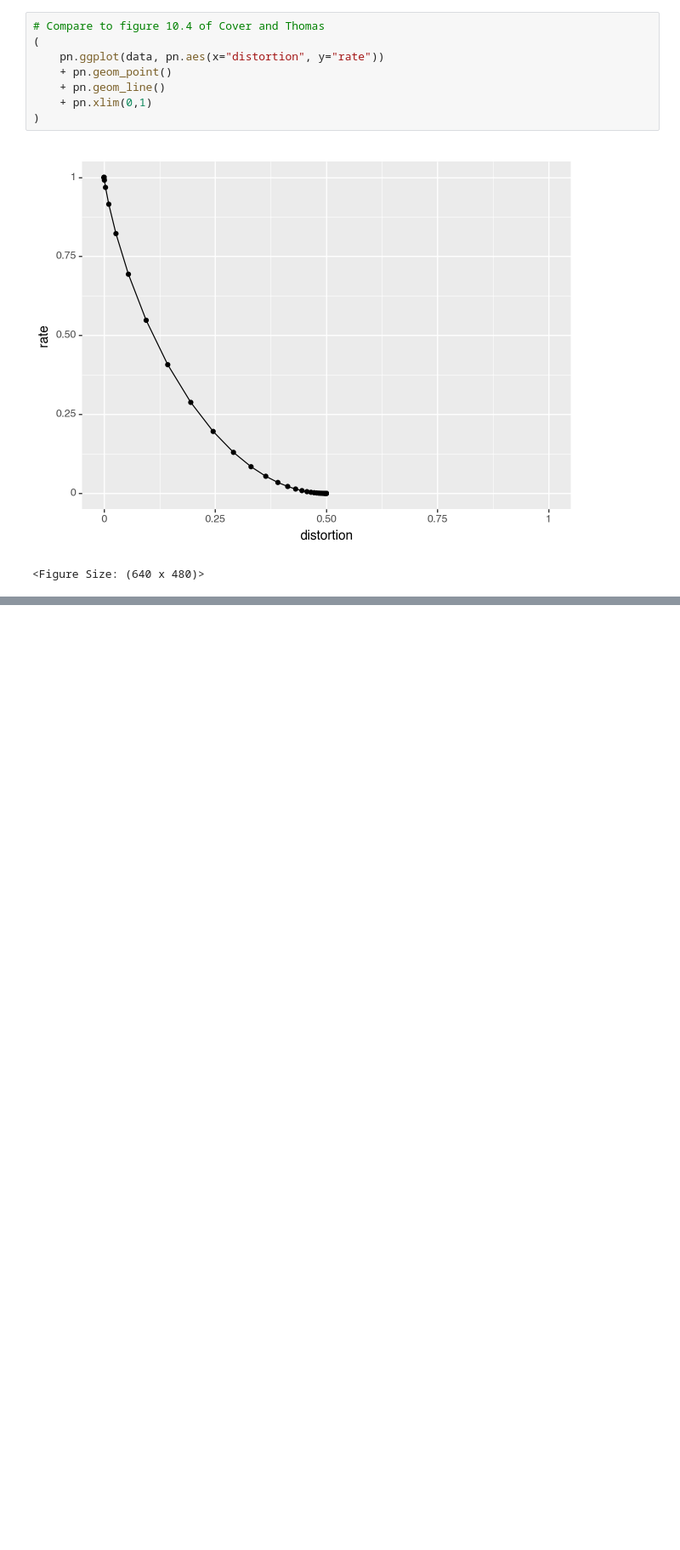
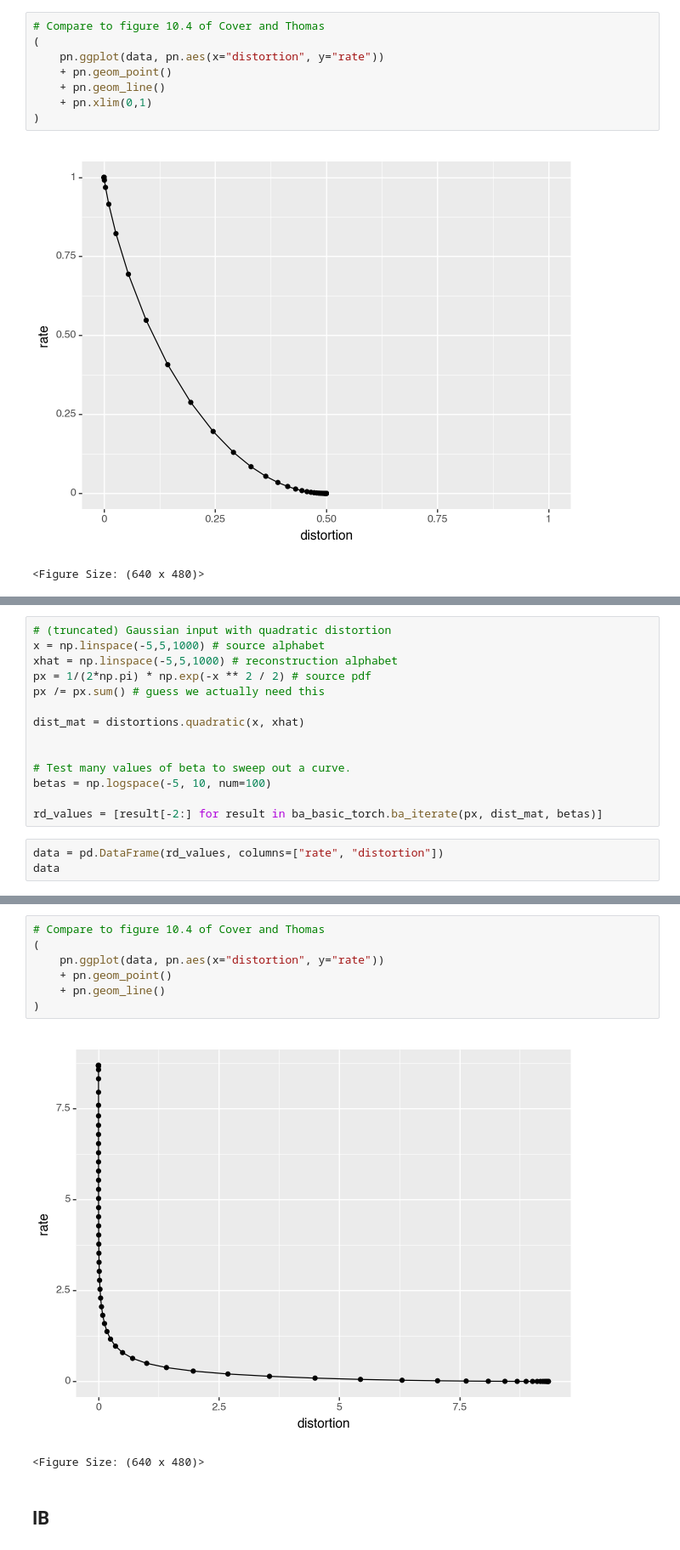
Before and after one commit to nathimel/rdot, a Jupyter notebook: src/examples/test_visualizations.ipynb, the cells around one changed output, grey strips where cells are left out. Shown at 85% size. Saved outputs shown, nothing was run; the diff lists cells and outputs as text; blank space fills up the shorter version.

Commit message:
implement torch vanilla ba that works for hamming and gaussian-like source, and it seems necessary for gaussian to prevent underflow

```diff
--- a/src/examples/test_visualizations.ipynb
+++ b/src/examples/test_visualizations.ipynb
@@ -50,0 +56,17 @@ data
+# %%
+# (truncated) Gaussian input with quadratic distortion
+x = np.linspace(-5,5,1000) # source alphabet
+xhat = np.linspace(-5,5,1000) # reconstruction alphabet
+px = 1/(2*np.pi) * np.exp(-x ** 2 / 2) # source pdf
+px /= px.sum() # guess we actually need this
+
+dist_mat = distortions.quadratic(x, xhat)
+
+
+# Test many values of beta to sweep out a curve.
+betas = np.logspace(-5, 10, num=100)
+
+rd_values = [result[-2:] for result in ba_basic_torch.ba_iterate(px, dist_mat, betas)]
+# %%
+data = pd.DataFrame(rd_values, columns=["rate", "distortion"])
+data
@@ -50,0 +87,12 @@ data
+# %%
+# Compare to figure 10.4 of Cover and Thomas
+(
+    pn.ggplot(data, pn.aes(x="distortion", y="rate"))
+    + pn.geom_point()
+    + pn.geom_line()
+)
+# %% [output]
+[figure, added]
+<Figure Size: (640 x 480)>
+# %% [markdown]
+## IB
```
Also changed, not shown: parts of 8 cells of this notebook, 8 other files.
